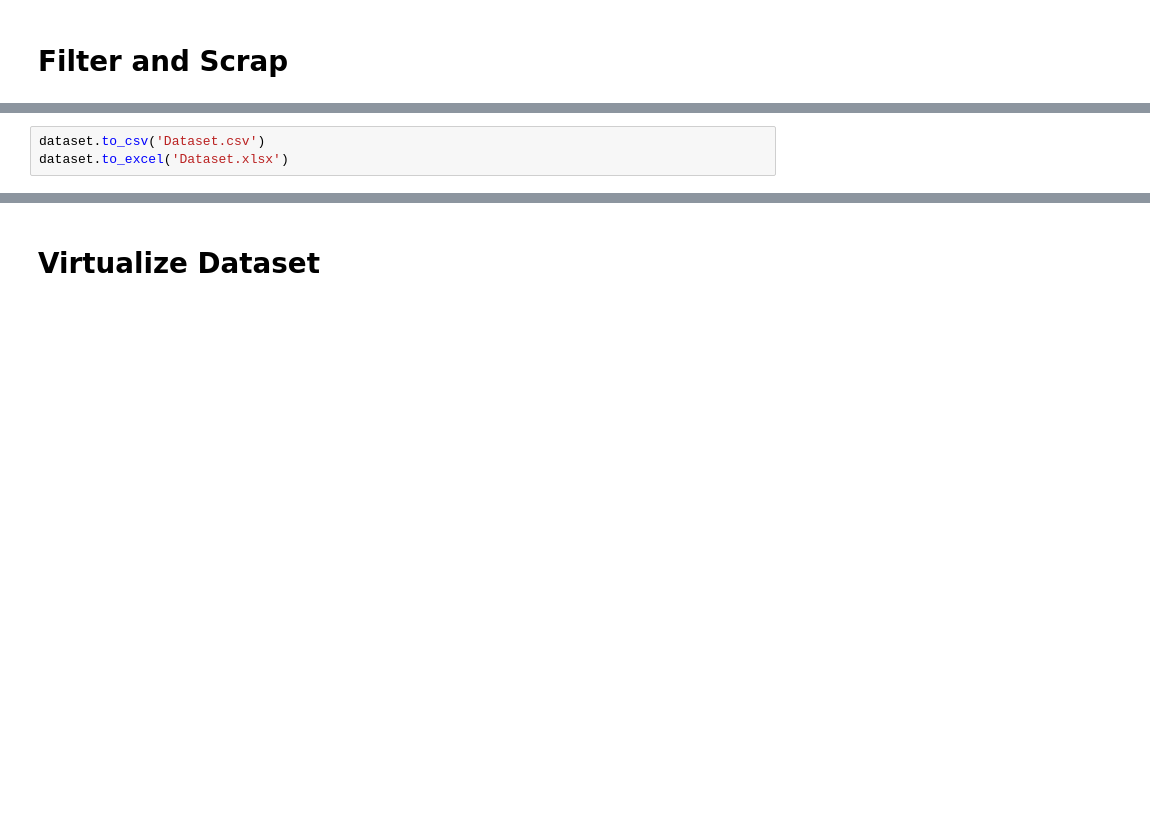
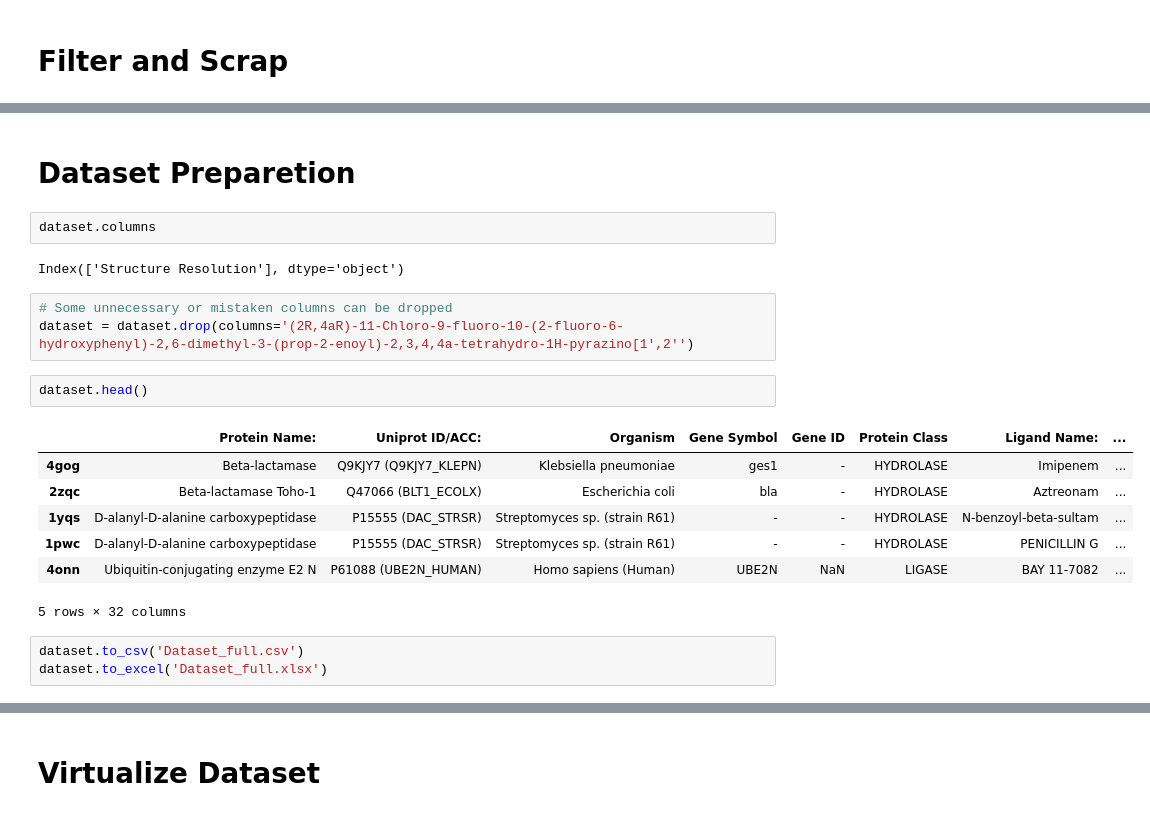
Before and after one commit to maskeci/Filter-for-CovPDB_complexes, a Jupyter notebook: Filter_n_Scrap.ipynb, the cells around one changed output, grey strips where cells are left out. Drawn from its saved outputs; the diff is of its cells as text; blank space fills up the shorter version.

```diff
--- a/Filter_n_Scrap.ipynb
+++ b/Filter_n_Scrap.ipynb
@@ -155,3 +241,22 @@ print('Not collected proteins: ', not_collected)
+# %% [markdown]
+# Dataset Preparetion
+# %%
+dataset.columns
+# %% [output]
+Index(['Structure Resolution'], dtype='object')
+# %%
+# Some unnecessary or mistaken columns can be dropped
+dataset = dataset.drop(columns='(2R,4aR)-11-Chloro-9-fluoro-10-(2-fluoro-6-hydroxyphenyl)-2,6-dimethyl-3-(prop-2-enoyl)-2,3,4,4a-tetrahydro-1H-pyrazino[1′,2′')
+# %%
+dataset.head()
+# %% [output]
+|  | Protein Name: | Uniprot ID/ACC: | Organism | Gene Symbol | Gene ID | Protein Class | Ligand Name: | ... |
+| 4gog | Beta-lactamase | Q9KJY7 (Q9KJY7_KLEPN) | Klebsiella pneumoniae | ges1 | - | HYDROLASE | Imipenem | ... |
+| 2zqc | Beta-lactamase Toho-1 | Q47066 (BLT1_ECOLX) | Escherichia coli | bla | - | HYDROLASE | Aztreonam | ... |
+| 1yqs | D-alanyl-D-alanine carboxypeptidase | P15555 (DAC_STRSR) | Streptomyces sp. (strain R61) | - | - | HYDROLASE | N-benzoyl-beta-sultam | ... |
+| 1pwc | D-alanyl-D-alanine carboxypeptidase | P15555 (DAC_STRSR) | Streptomyces sp. (strain R61) | - | - | HYDROLASE | PENICILLIN G | ... |
+| 4onn | Ubiquitin-conjugating enzyme E2 N | P61088 (UBE2N_HUMAN) | Homo sapiens (Human) | UBE2N | NaN | LIGASE | BAY 11-7082 | ... |
+5 rows × 32 columns
 # %%
-dataset.to_csv('Dataset.csv')
-dataset.to_excel('Dataset.xlsx')
+dataset.to_csv('Dataset_full.csv')
+dataset.to_excel('Dataset_full.xlsx')
```
Also changed, not shown: parts of 16 cells of this notebook.
